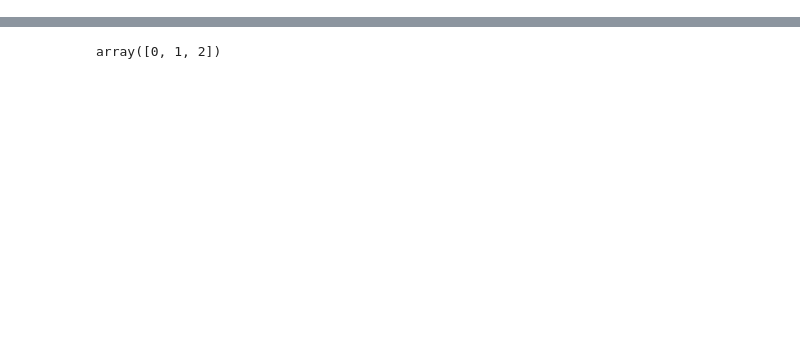
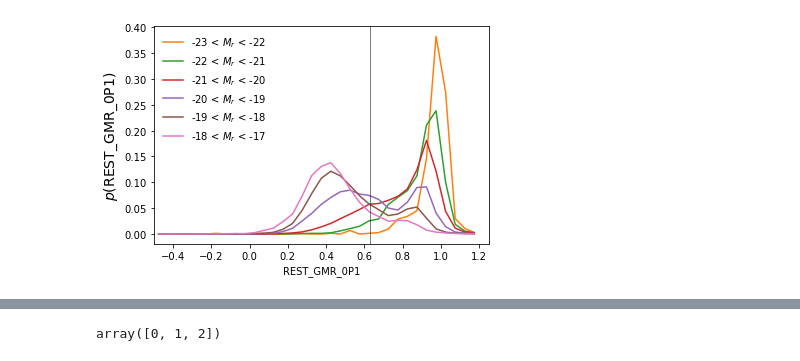
Before and after one commit to SgmAstro/DESI, a Jupyter notebook: kE_catQA.ipynb, the cells around one changed output, grey strips where cells are left out. Drawn from its saved outputs; the diff is of its cells as text; code cells hidden in the pictures; blank space fills up the shorter version.

```diff
--- a/kE_catQA.ipynb
+++ b/kE_catQA.ipynb
@@ -152,0 +69,4 @@ Text(0.5, 0, '(V/VMAX)')
+# %%
+color_plot('REST_GMR_0P1', max_col=1.25)
+# %% [output]
+[figure, added]
```
Also changed, not shown: parts of 30 cells of this notebook, 7 other files.
